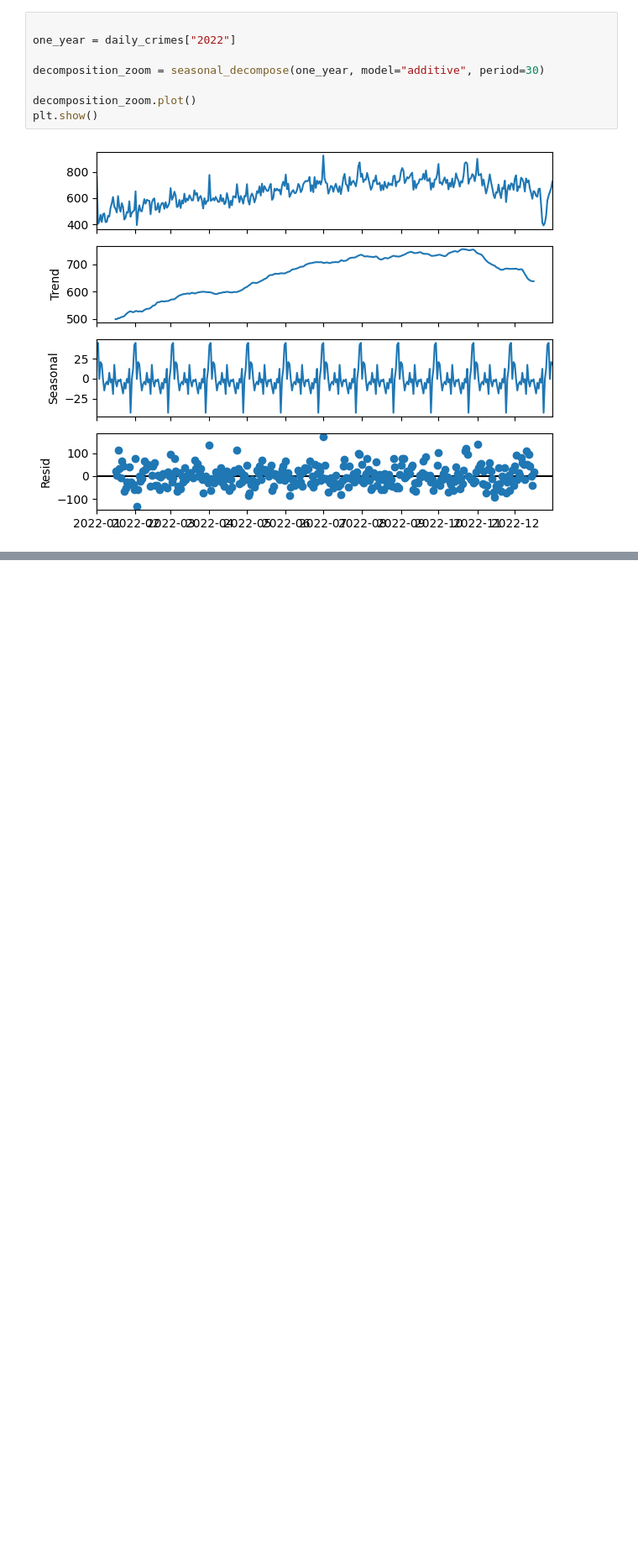
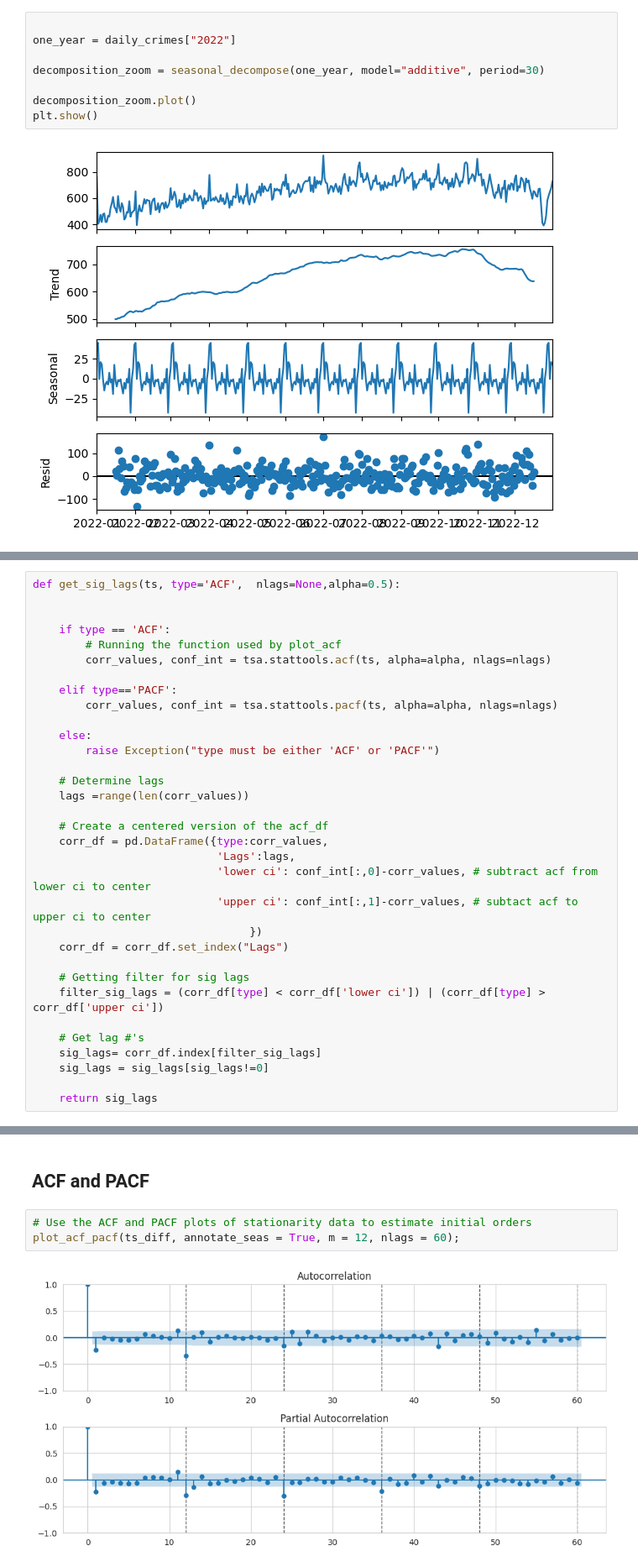
Before and after one commit to abeeraz379/Chicago_Crime, a Jupyter notebook: Chicago_Crime_Data.ipynb, the cells around one changed output, grey strips where cells are left out. Shown at 84% size. Drawn from its saved outputs; the diff is of its cells as text; blank space fills up the shorter version.

```diff
--- a/Chicago_Crime_Data.ipynb
+++ b/Chicago_Crime_Data.ipynb
@@ -500,0 +636,33 @@ plt.show()
+# %%
+def get_sig_lags(ts, type='ACF',  nlags=None,alpha=0.5):
+
+
+    if type == 'ACF':
+        # Running the function used by plot_acf
+        corr_values, conf_int = tsa.stattools.acf(ts, alpha=alpha, nlags=nlags)
+
+    elif type=='PACF':
+        corr_values, conf_int = tsa.stattools.pacf(ts, alpha=alpha, nlags=nlags)
+
+    else:
+        raise Exception("type must be either 'ACF' or 'PACF'")
+
+    # Determine lags
+    lags =range(len(corr_values))
+
+    # Create a centered version of the acf_df
+    corr_df = pd.DataFrame({type:corr_values,
+                            'Lags':lags,
+                            'lower ci': conf_int[:,0]-corr_values, # subtract acf from lower ci to center
+                            'upper ci': conf_int[:,1]-corr_values, # subtact acf to upper ci to center
+                                 })
+    corr_df = corr_df.set_index("Lags")
+
+    # Getting filter for sig lags
+    filter_sig_lags = (corr_df[type] < corr_df['lower ci']) | (corr_df[type] > corr_df['upper ci'])
+
+    # Get lag #'s
+    sig_lags= corr_df.index[filter_sig_lags]
+    sig_lags = sig_lags[sig_lags!=0]
+
+    return sig_lags
@@ -500,0 +756,7 @@ plt.show()
+# %% [markdown]
+## ACF and PACF
+# %%
+# Use the ACF and PACF plots of stationarity data to estimate initial orders
+plot_acf_pacf(ts_diff, annotate_seas = True, m = 12, nlags = 60);
+# %% [output]
+[figure, added]
```
Also changed, not shown: parts of 56 cells of this notebook.
